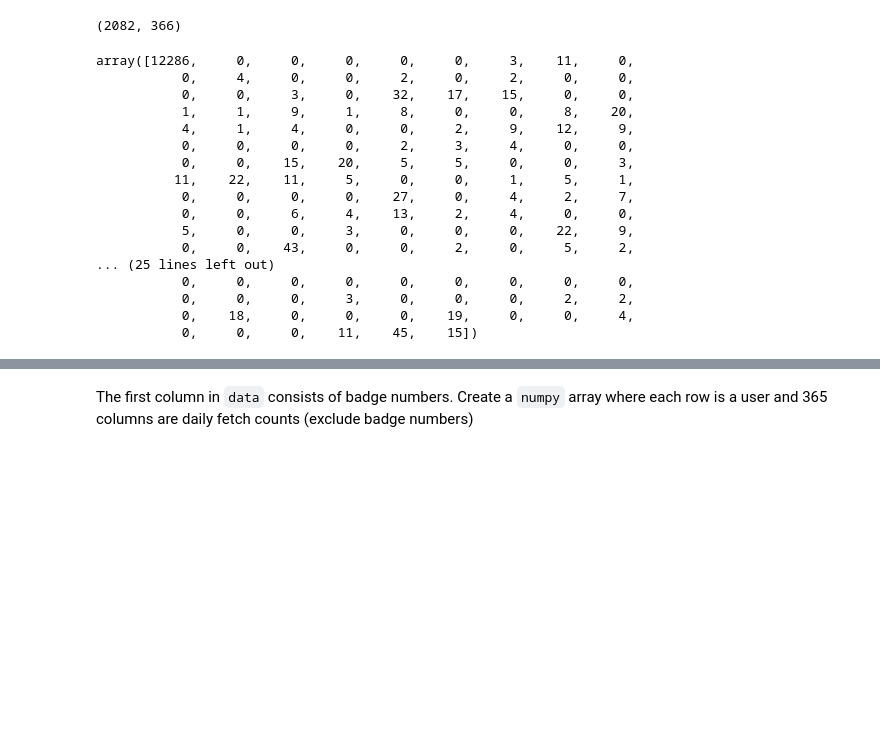
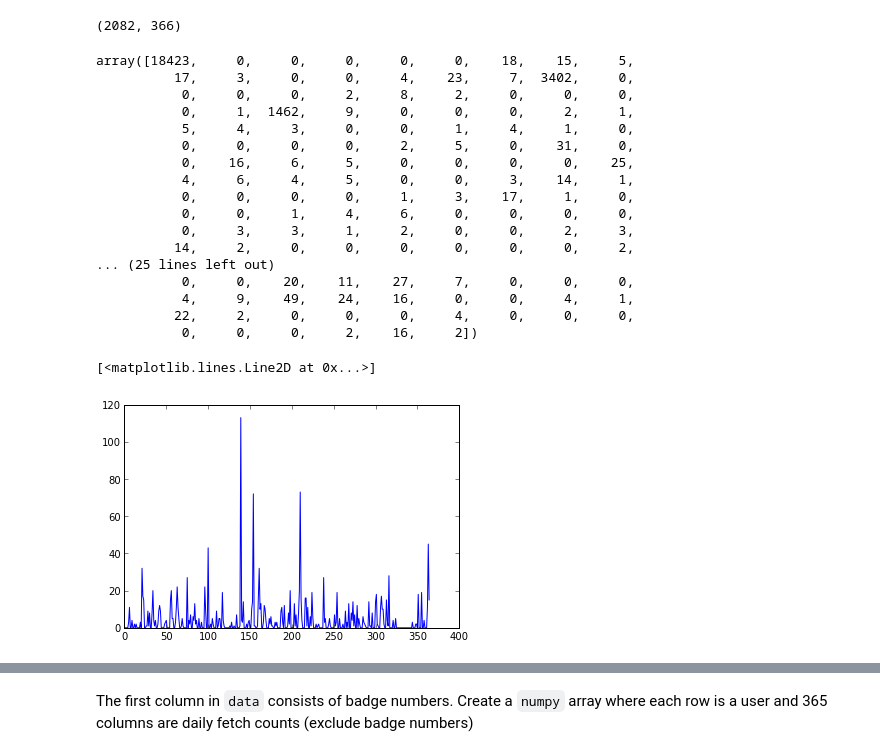
Before and after one commit to svkerr/Aerolink_Ubuntu, a Jupyter notebook: aerolink_daily_analysis.ipynb, the cells around one changed output, grey strips where cells are left out. Drawn from its saved outputs; the diff is of its cells as text; code cells hidden in the pictures; blank space fills up the shorter version.

```diff
--- a/aerolink_daily_analysis.ipynb
+++ b/aerolink_daily_analysis.ipynb
@@ -27,21 +27,27 @@ data.shape
 (2082, 366)
 # %%
 data[10]
+data[690]
 # %% [output]
-array([12286,     0,     0,     0,     0,     0,     3,    11,     0,
-           0,     4,     0,     0,     2,     0,     2,     0,     0,
-           0,     0,     3,     0,    32,    17,    15,     0,     0,
-           1,     1,     9,     1,     8,     0,     0,     8,    20,
-           4,     1,     4,     0,     0,     2,     9,    12,     9,
-           0,     0,     0,     0,     2,     3,     4,     0,     0,
-           0,     0,    15,    20,     5,     5,     0,     0,     3,
-          11,    22,    11,     5,     0,     0,     1,     5,     1,
-           0,     0,     0,     0,    27,     0,     4,     2,     7,
-           0,     0,     6,     4,    13,     2,     4,     0,     0,
-           5,     0,     0,     3,     0,     0,     0,    22,     9,
-           0,     0,    43,     0,     0,     2,     0,     5,     2,
+array([18423,     0,     0,     0,     0,     0,    18,    15,     5,
+          17,     3,     0,     0,     4,    23,     7,  3402,     0,
+           0,     0,     0,     2,     8,     2,     0,     0,     0,
+           0,     1,  1462,     9,     0,     0,     0,     2,     1,
+           5,     4,     3,     0,     0,     1,     4,     1,     0,
+           0,     0,     0,     0,     2,     5,     0,    31,     0,
+           0,    16,     6,     5,     0,     0,     0,     0,    25,
+           4,     6,     4,     5,     0,     0,     3,    14,     1,
+           0,     0,     0,     0,     1,     3,    17,     1,     0,
+           0,     0,     1,     4,     6,     0,     0,     0,     0,
+           0,     3,     3,     1,     2,     0,     0,     2,     3,
+          14,     2,     0,     0,     0,     0,     0,     0,     2,
 ... (25 lines left out)
-           0,     0,     0,     0,     0,     0,     0,     0,     0,
-           0,     0,     0,     3,     0,     0,     0,     2,     2,
-           0,    18,     0,     0,     0,    19,     0,     0,     4,
-           0,     0,     0,    11,    45,    15])
+           0,     0,    20,    11,    27,     7,     0,     0,     0,
+           4,     9,    49,    24,    16,     0,     0,     4,     1,
+          22,     2,     0,     0,     0,     4,     0,     0,     0,
+           0,     0,     0,     2,    16,     2])
+# %%
+plt.plot(fetches[10])
+# %% [output]
+[<matplotlib.lines.Line2D at 0x...>]
+[figure, added]
```
Also changed, not shown: parts of 2 cells of this notebook.
